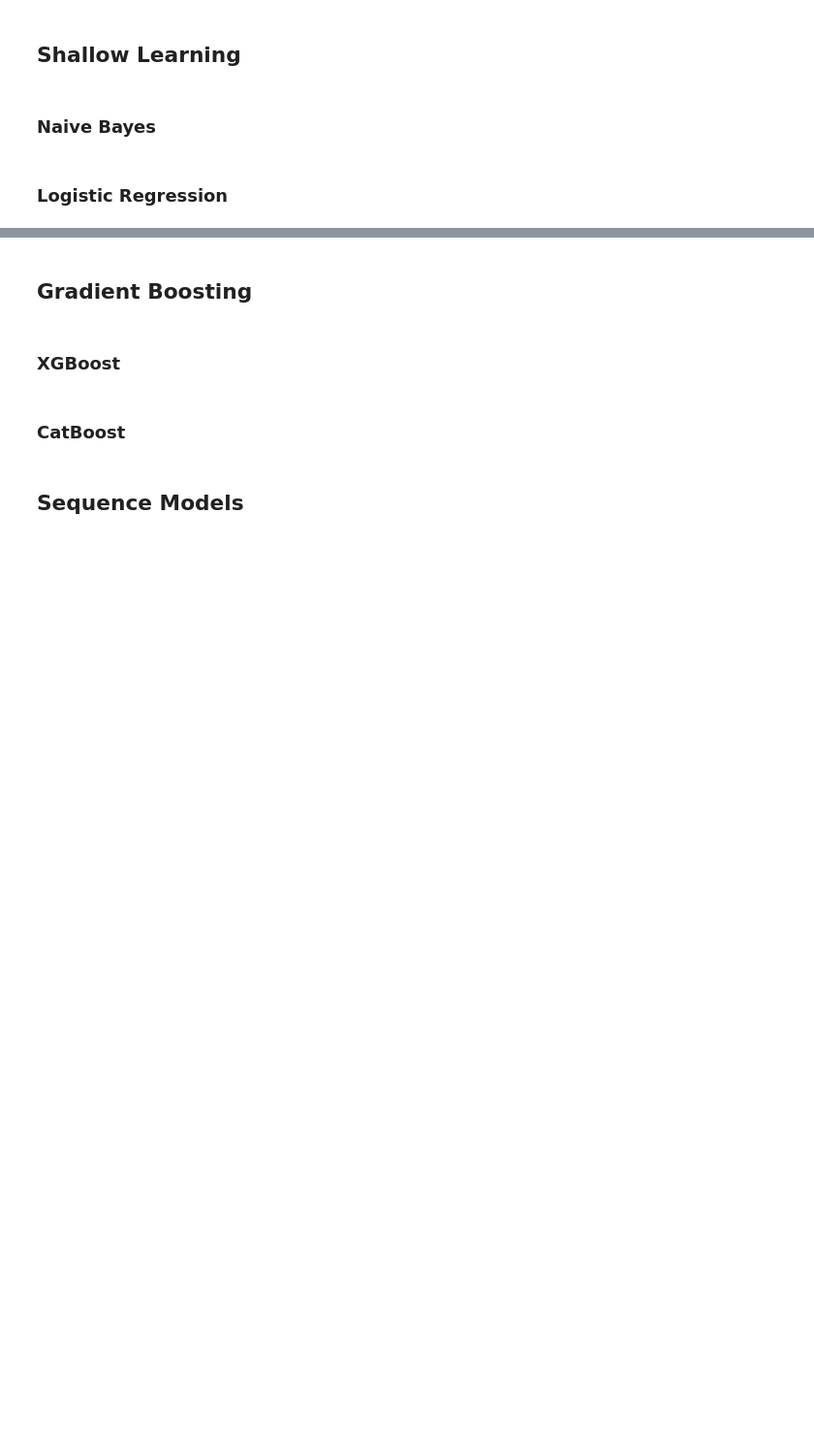
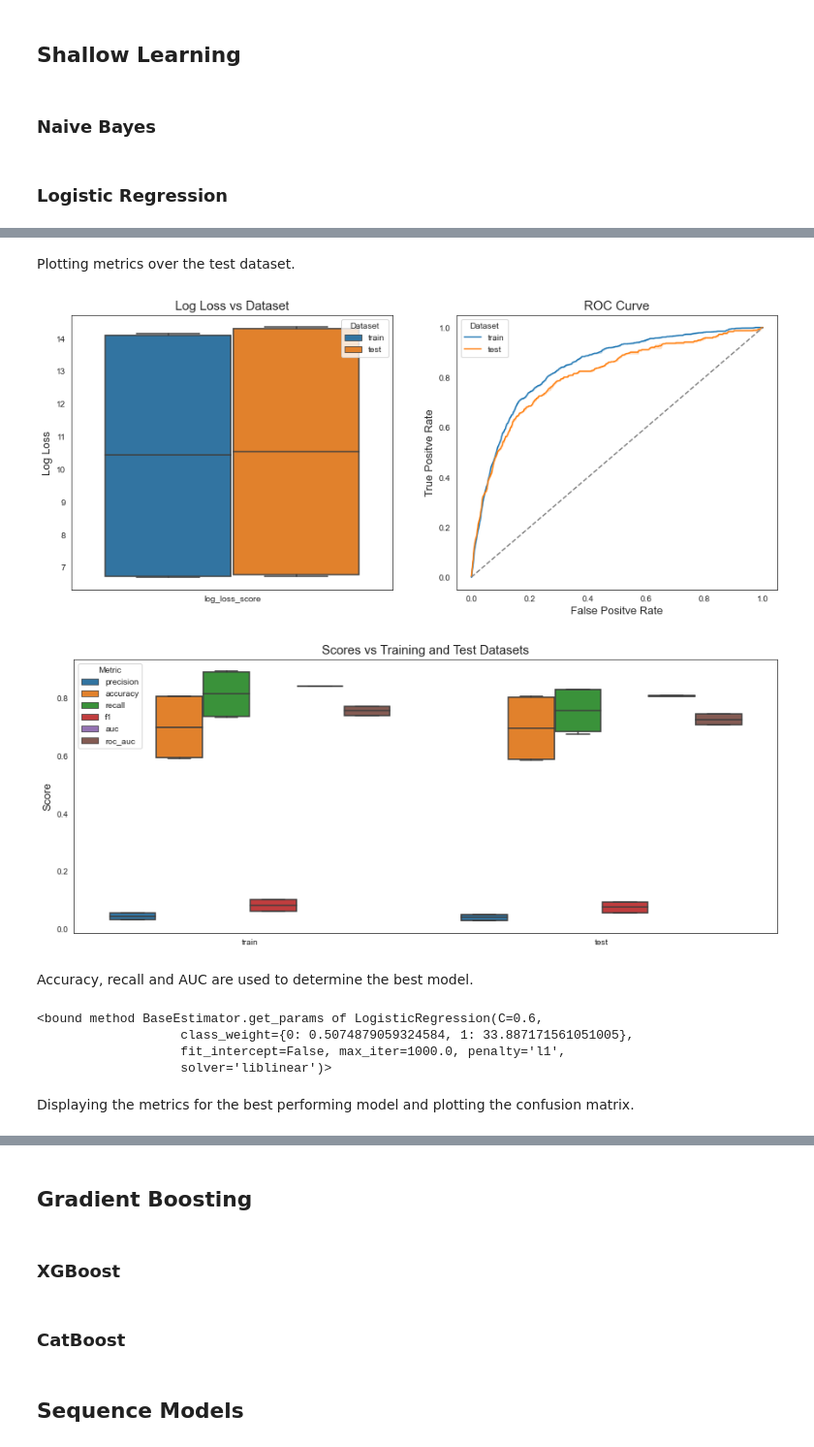
Before and after one commit to afanta-fi/Amazon_Review_Sentiment_Analysis, a Jupyter notebook: index.ipynb, the cells around one changed output, grey strips where cells are left out. Shown at 97% size. Drawn from its saved outputs; the diff is of its cells as text; code cells hidden in the pictures; blank space fills up the shorter version.

```diff
--- a/index.ipynb
+++ b/index.ipynb
@@ -695,0 +1015,4 @@ rp_df
+# %%
+# Fit grid search models with the best training dataset
+# Specifying embedding to have better accuracy values
+logreg_gs.fit(X_train_vec[-1], y_train)
@@ -695,0 +1036,29 @@ rp_df
+# %% [markdown]
+Plotting metrics over the test dataset.
+# %%
+# Plot metrics for predicted values
+plot_predictions(logreg_gs)
+# %% [output]
+[figure, added]
+[figure, added]
+# %% [markdown]
+Accuracy, recall and AUC are used to determine the best model.
+# %%
+# Find the best model and model metrics based on given metrics
+best_logreg_model, best_logreg_model_metrics = logreg_gs.best_model(metrics=metrics)
+
+# Store best model
+best_models.append(best_logreg_model)
+
+# Store best model metrics
+best_models_metrics = pd.DataFrame(best_logreg_model_metrics).transpose()
+
+# Display best model parameters
+best_logreg_model.get_params
+# %% [output]
+<bound method BaseEstimator.get_params of LogisticRegression(C=0.6,
+                   class_weight={0: 0.5074879059324584, 1: 33.887171561051005},
+                   fit_intercept=False, max_iter=1000.0, penalty='l1',
+                   solver='liblinear')>
+# %% [markdown]
+Displaying the metrics for the best performing model and plotting the confusion matrix.
```
Also changed, not shown: parts of 46 cells of this notebook.
